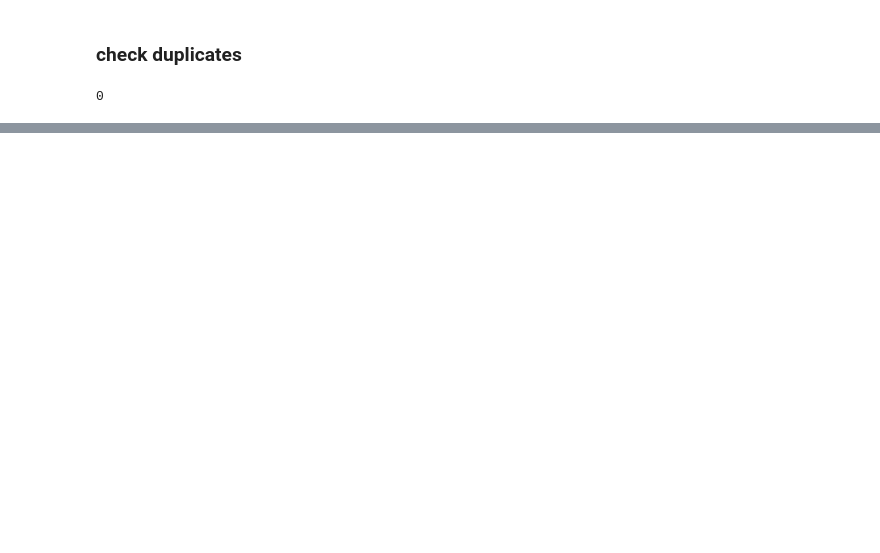
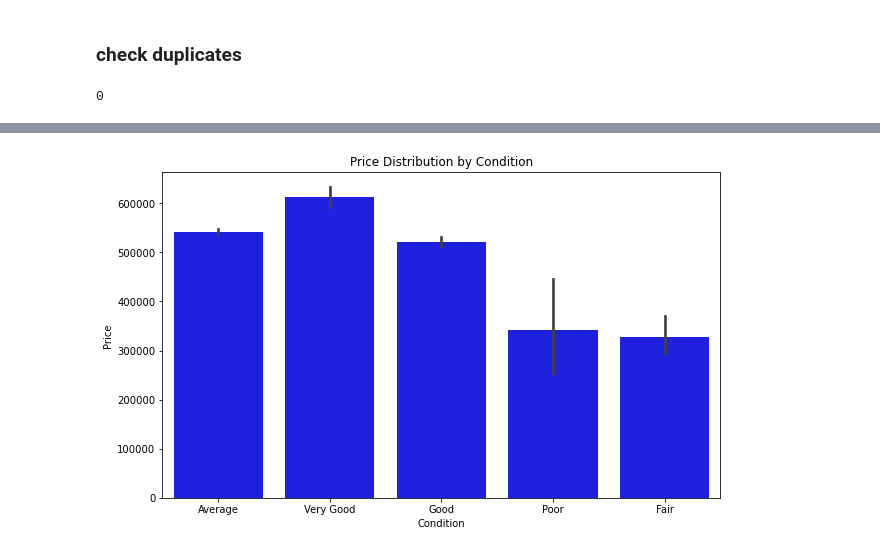
Before and after one commit to JEr1yAnalst/dsc-phase-2project_group7, a Jupyter notebook: student.ipynb, the cells around one changed output, grey strips where cells are left out. Cells and saved outputs as stored; diff of their text form; code cells hidden in the pictures; blank space fills up the shorter version.

```diff
--- a/student.ipynb
+++ b/student.ipynb
@@ -228,0 +249,9 @@ duplicates
+# %%
+plt.figure(figsize=(10, 6))
+sns.barplot(x='condition', y='price', data=df, color='blue')
+plt.title('Price Distribution by Condition')
+plt.xlabel('Condition')
+plt.ylabel('Price')
+plt.show()
+# %% [output]
+[figure, added]
```
Also changed, not shown: parts of 12 cells of this notebook.
